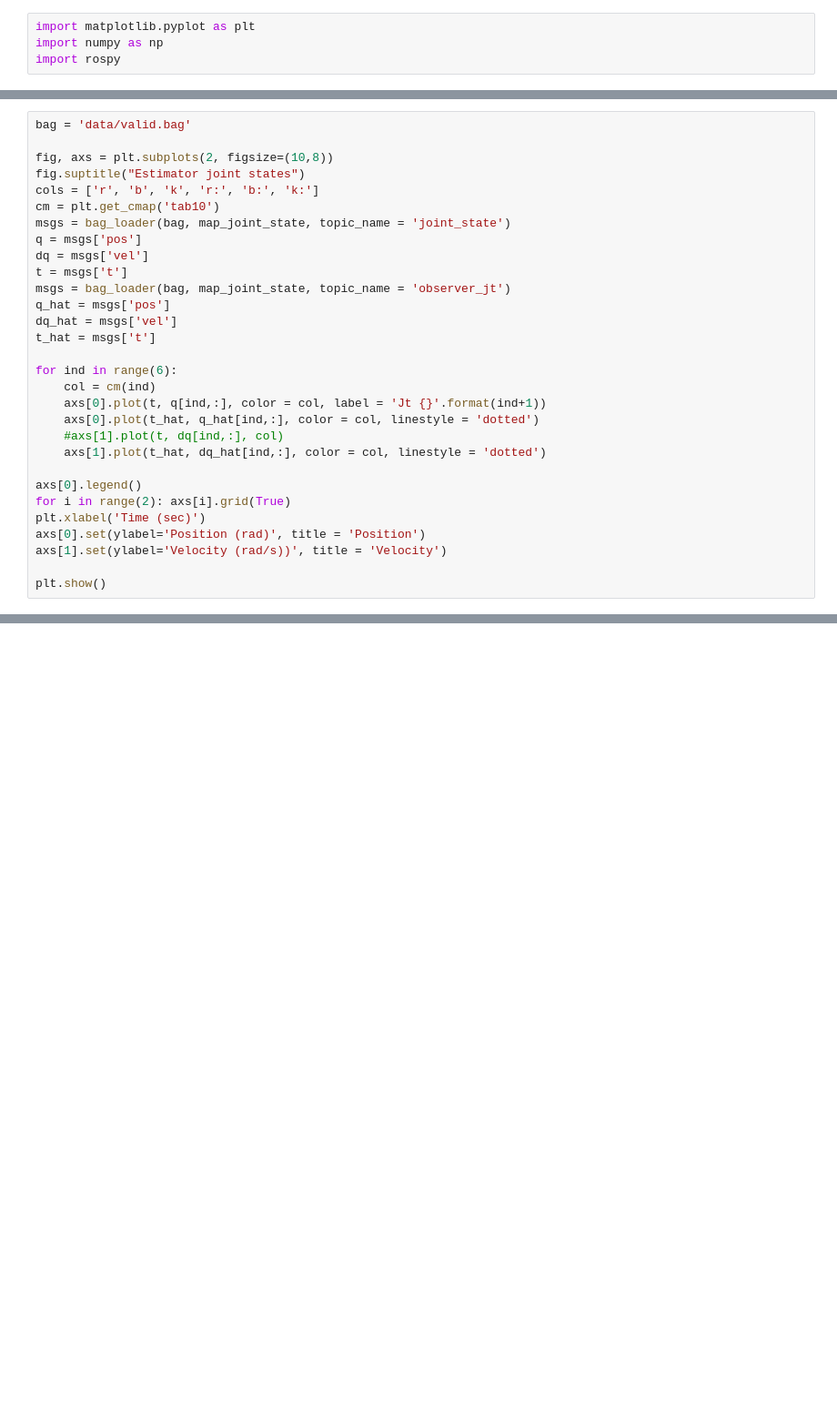
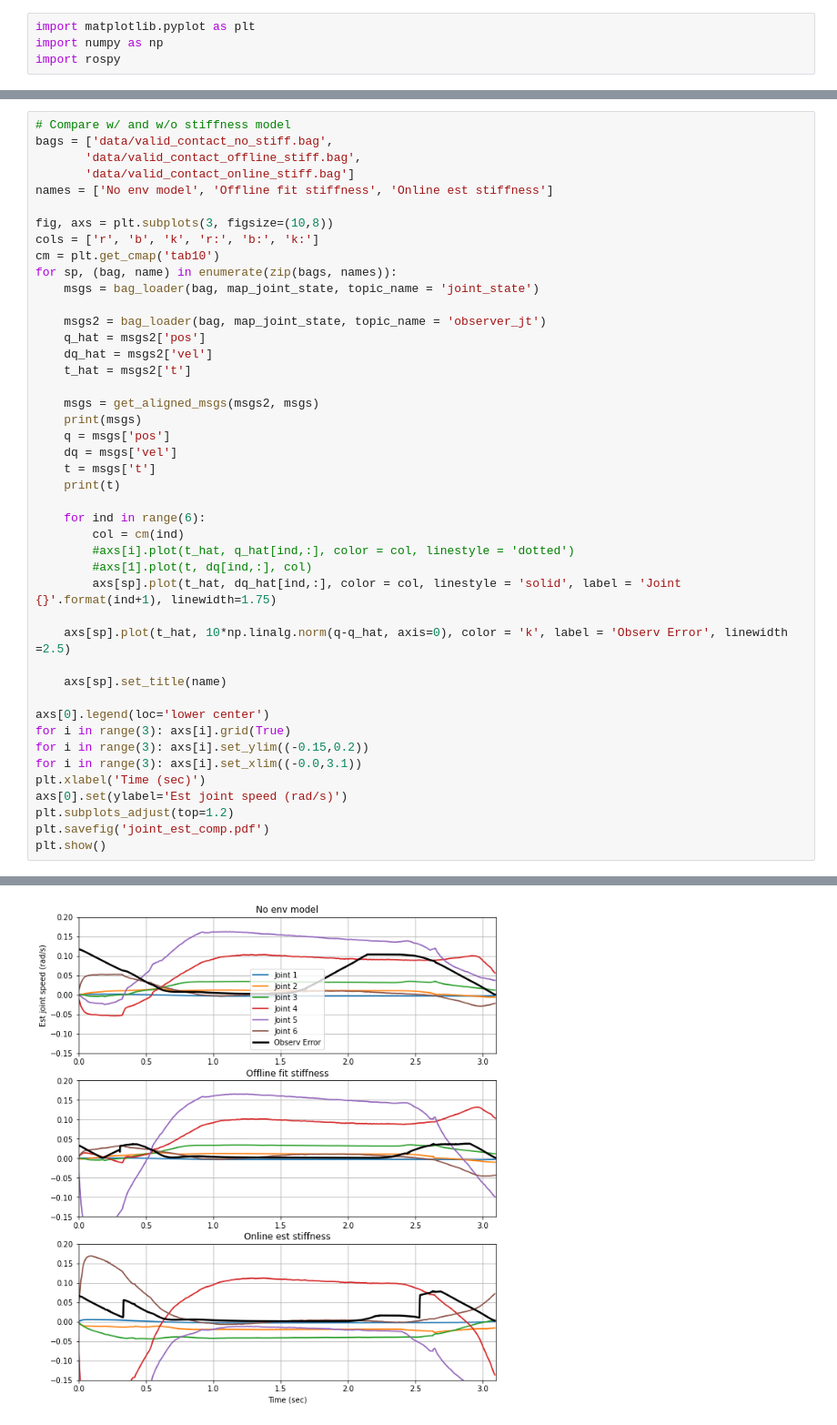
Before and after one commit to khaninger/full-state-estimator, a Jupyter notebook: rosbag_plot.ipynb, the cells around one changed output, grey strips where cells are left out. Shown at 91% size. Saved outputs shown, nothing was run; the diff lists cells and outputs as text; blank space fills up the shorter version.

```diff
--- a/rosbag_plot.ipynb
+++ b/rosbag_plot.ipynb
@@ -76,31 +74,45 @@ ModuleNotFoundError: No module named 'sensor_msgs'
 # %%
-bag = 'data/valid.bag'
+# Compare w/ and w/o stiffness model
+bags = ['data/valid_contact_no_stiff.bag',
+       'data/valid_contact_offline_stiff.bag',
+       'data/valid_contact_online_stiff.bag']
+names = ['No env model', 'Offline fit stiffness', 'Online est stiffness']
 
-fig, axs = plt.subplots(2, figsize=(10,8))
-fig.suptitle("Estimator joint states")
+fig, axs = plt.subplots(3, figsize=(10,8))
 cols = ['r', 'b', 'k', 'r:', 'b:', 'k:']
 cm = plt.get_cmap('tab10')
-msgs = bag_loader(bag, map_joint_state, topic_name = 'joint_state')
-q = msgs['pos']
-dq = msgs['vel']
-t = msgs['t']
-msgs = bag_loader(bag, map_joint_state, topic_name = 'observer_jt')
-q_hat = msgs['pos']
-dq_hat = msgs['vel']
-t_hat = msgs['t']
+for sp, (bag, name) in enumerate(zip(bags, names)):
+    msgs = bag_loader(bag, map_joint_state, topic_name = 'joint_state')
 
-for ind in range(6):
-    col = cm(ind)
-    axs[0].plot(t, q[ind,:], color = col, label = 'Jt {}'.format(ind+1))
-    axs[0].plot(t_hat, q_hat[ind,:], color = col, linestyle = 'dotted')
-    #axs[1].plot(t, dq[ind,:], col)
-    axs[1].plot(t_hat, dq_hat[ind,:], color = col, linestyle = 'dotted')
+    msgs2 = bag_loader(bag, map_joint_state, topic_name = 'observer_jt')
+    q_hat = msgs2['pos']
+    dq_hat = msgs2['vel']
+    t_hat = msgs2['t']
 
-axs[0].legend()
-for i in range(2): axs[i].grid(True)
+    msgs = get_aligned_msgs(msgs2, msgs)
+    print(msgs)
+    q = msgs['pos']
+    dq = msgs['vel']
+    t = msgs['t']
+    print(t)
+
+    for ind in range(6):
+        col = cm(ind)
+        #axs[i].plot(t_hat, q_hat[ind,:], color = col, linestyle = 'dotted')
+        #axs[1].plot(t, dq[ind,:], col)
+        axs[sp].plot(t_hat, dq_hat[ind,:], color = col, linestyle = 'solid', label = 'Joint {}'.format(ind+1), linewidth=1.75)
+
+    axs[sp].plot(t_hat, 10*np.linalg.norm(q-q_hat, axis=0), color = 'k', label = 'Observ Error', linewidth =2.5)
+
+    axs[sp].set_title(name)
+
+axs[0].legend(loc='lower center')
+for i in range(3): axs[i].grid(True)
+for i in range(3): axs[i].set_ylim((-0.15,0.2))
+for i in range(3): axs[i].set_xlim((-0.0,3.1))
 plt.xlabel('Time (sec)')
-axs[0].set(ylabel='Position (rad)', title = 'Position')
-axs[1].set(ylabel='Velocity (rad/s))', title = 'Velocity')
-
+axs[0].set(ylabel='Est joint speed (rad/s)')
+plt.subplots_adjust(top=1.2)
+plt.savefig('joint_est_comp.pdf')
 plt.show()
 # %% [output]
@@ -107,0 +136 @@ NameError: name 'plt' is not defined
+[figure, added]
```
Also changed, not shown: parts of 5 cells of this notebook, 14 other files.
